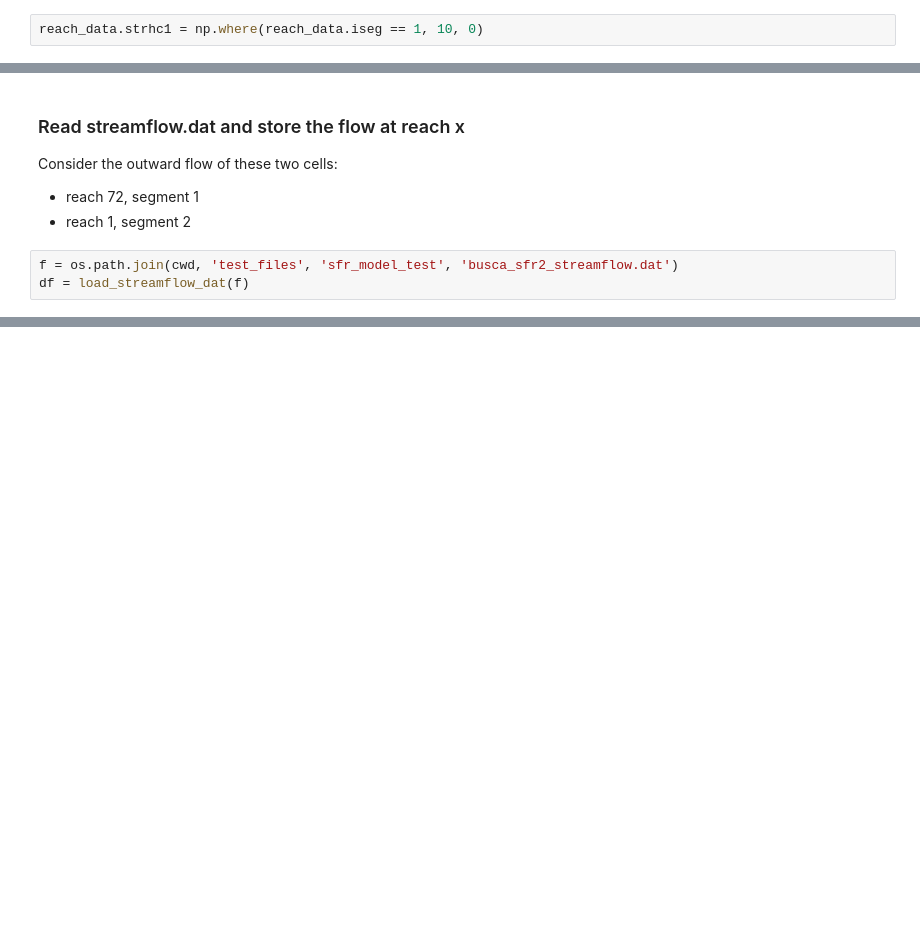
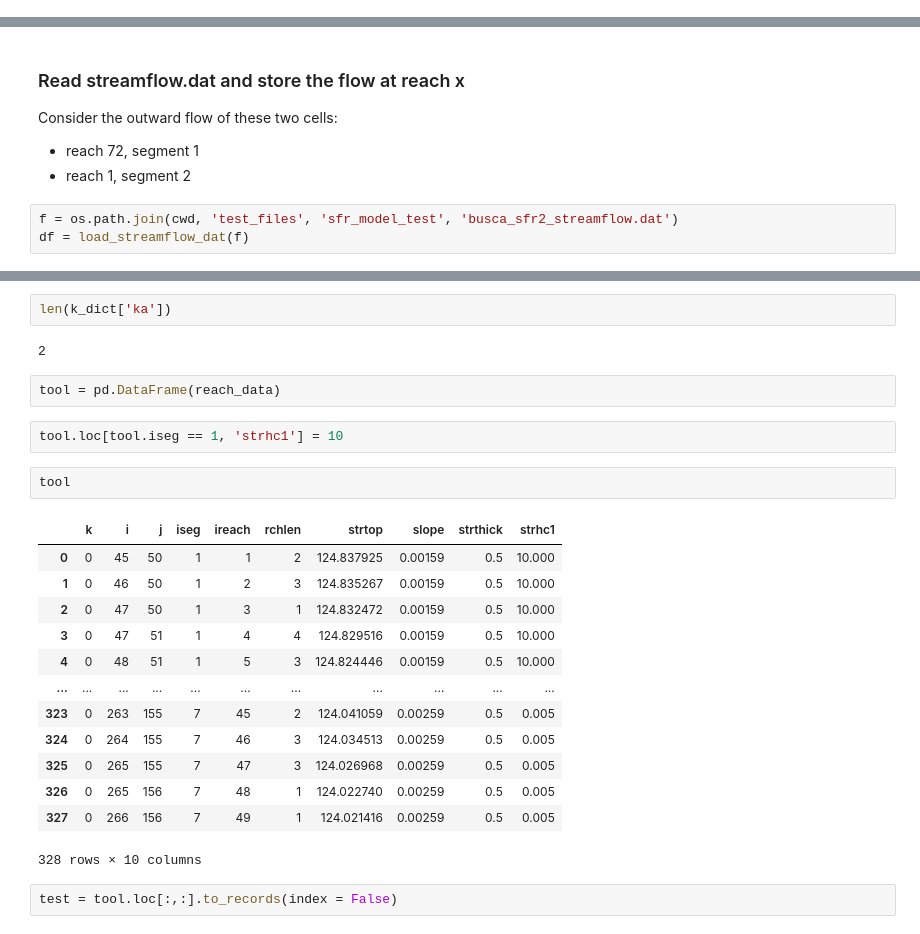
Before and after one commit to paolchol/hm, a Jupyter notebook: Fontanili/steps_DRN_SFR.ipynb, the cells around one changed output, grey strips where cells are left out. Cells and saved outputs as stored; diff of their text form; blank space fills up the shorter version.

```diff
--- a/Fontanili/steps_DRN_SFR.ipynb
+++ b/Fontanili/steps_DRN_SFR.ipynb
@@ -284,2 +268,0 @@ df
-# %%
-reach_data.strhc1 = np.where(reach_data.iseg == 1, 10, 0)
@@ -373,0 +363,26 @@ Name: flow_out_reach, dtype: float64
+# %%
+len(k_dict['ka'])
+# %% [output]
+2
+# %%
+tool = pd.DataFrame(reach_data)
+# %%
+tool.loc[tool.iseg == 1, 'strhc1'] = 10
+# %%
+tool
+# %% [output]
+|  | k | i | j | iseg | ireach | rchlen | strtop | slope | strthick | strhc1 |
+| 0 | 0 | 45 | 50 | 1 | 1 | 2 | 124.837925 | 0.00159 | 0.5 | 10.000 |
+| 1 | 0 | 46 | 50 | 1 | 2 | 3 | 124.835267 | 0.00159 | 0.5 | 10.000 |
+| 2 | 0 | 47 | 50 | 1 | 3 | 1 | 124.832472 | 0.00159 | 0.5 | 10.000 |
+| 3 | 0 | 47 | 51 | 1 | 4 | 4 | 124.829516 | 0.00159 | 0.5 | 10.000 |
+| 4 | 0 | 48 | 51 | 1 | 5 | 3 | 124.824446 | 0.00159 | 0.5 | 10.000 |
+| ... | ... | ... | ... | ... | ... | ... | ... | ... | ... | ... |
+| 323 | 0 | 263 | 155 | 7 | 45 | 2 | 124.041059 | 0.00259 | 0.5 | 0.005 |
+| 324 | 0 | 264 | 155 | 7 | 46 | 3 | 124.034513 | 0.00259 | 0.5 | 0.005 |
+| 325 | 0 | 265 | 155 | 7 | 47 | 3 | 124.026968 | 0.00259 | 0.5 | 0.005 |
+| 326 | 0 | 265 | 156 | 7 | 48 | 1 | 124.022740 | 0.00259 | 0.5 | 0.005 |
+| 327 | 0 | 266 | 156 | 7 | 49 | 1 | 124.021416 | 0.00259 | 0.5 | 0.005 |
+328 rows × 10 columns
+# %%
+test = tool.loc[:,:].to_records(index = False)
```
Also changed, not shown: parts of 11 cells of this notebook, 1 other file.
